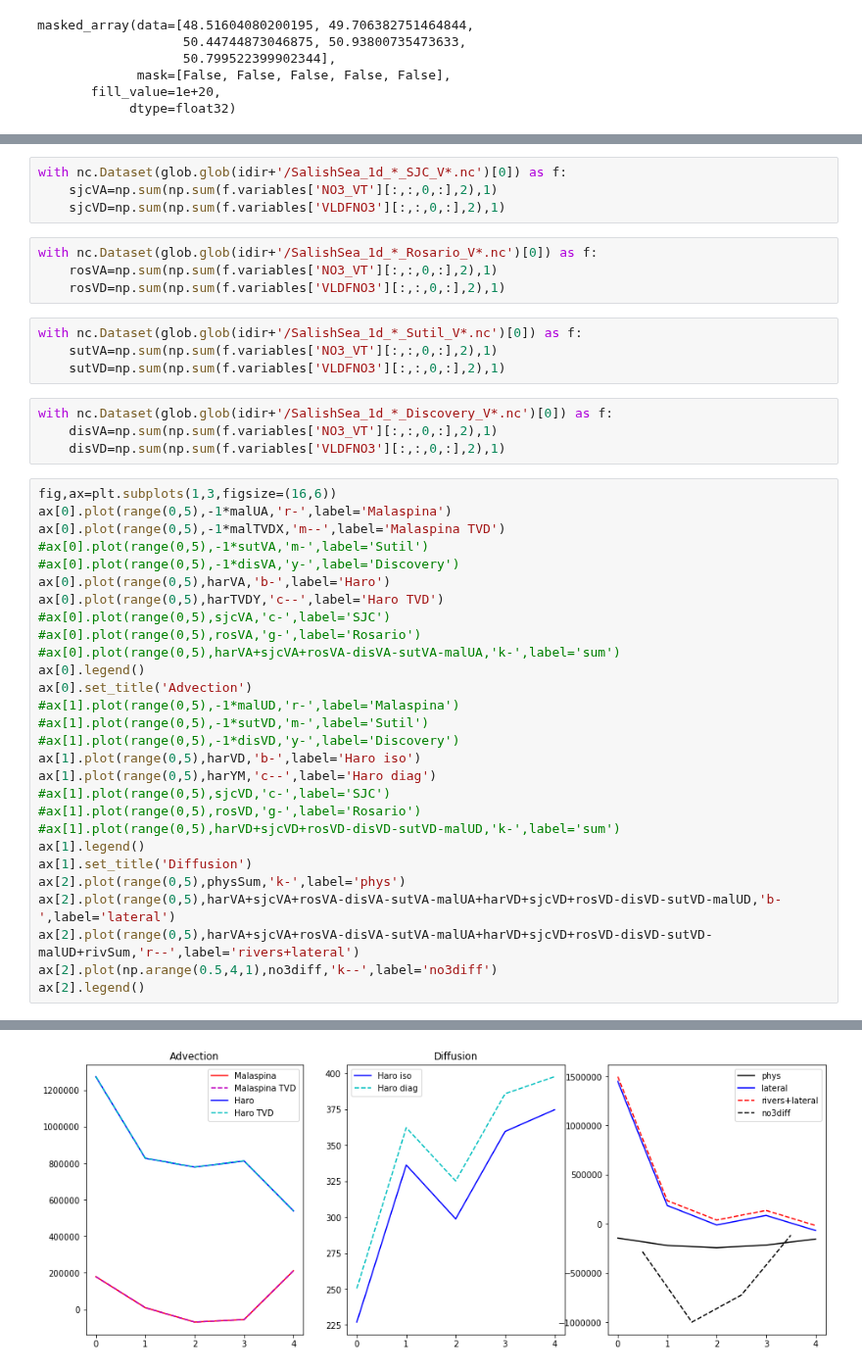
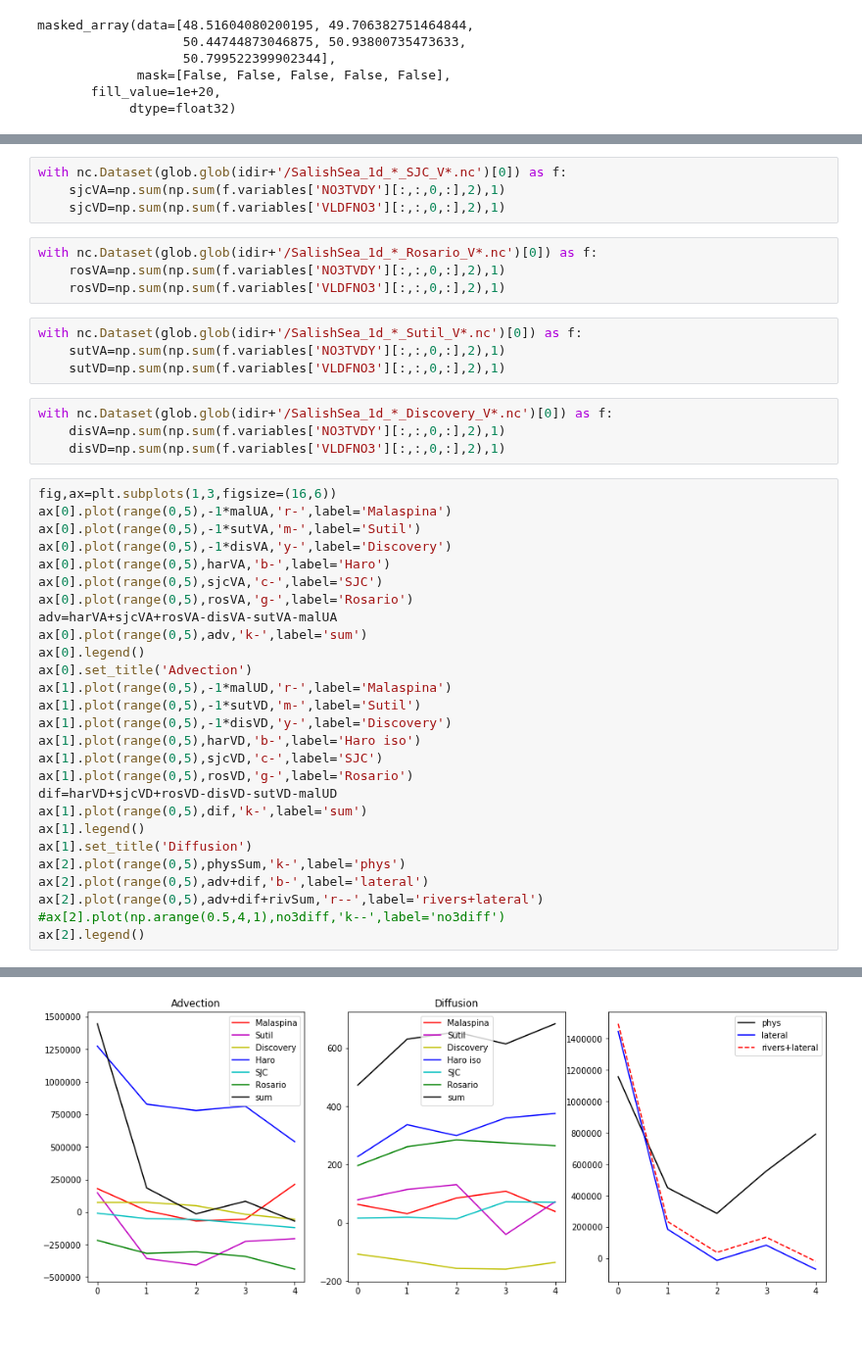
Before and after one commit to SalishSeaCast/analysis-elise-2, a Jupyter notebook: notebooks/checkTestSums-Copy2.ipynb, the cells around one changed output, grey strips where cells are left out. Shown at 98% size. Drawn from its saved outputs; the diff is of its cells as text; blank space fills up the shorter version.

```diff
--- a/notebooks/checkTestSums-Copy2.ipynb
+++ b/notebooks/checkTestSums-Copy2.ipynb
@@ -137,47 +159,46 @@ with nc.Dataset(glob.glob(idir+'/SalishSea_1d_*_Haro_V*.nc')[0]) as f:
 # %%
 with nc.Dataset(glob.glob(idir+'/SalishSea_1d_*_SJC_V*.nc')[0]) as f:
-    sjcVA=np.sum(np.sum(f.variables['NO3_VT'][:,:,0,:],2),1)
+    sjcVA=np.sum(np.sum(f.variables['NO3TVDY'][:,:,0,:],2),1)
     sjcVD=np.sum(np.sum(f.variables['VLDFNO3'][:,:,0,:],2),1)
 # %%
 with nc.Dataset(glob.glob(idir+'/SalishSea_1d_*_Rosario_V*.nc')[0]) as f:
-    rosVA=np.sum(np.sum(f.variables['NO3_VT'][:,:,0,:],2),1)
+    rosVA=np.sum(np.sum(f.variables['NO3TVDY'][:,:,0,:],2),1)
     rosVD=np.sum(np.sum(f.variables['VLDFNO3'][:,:,0,:],2),1)
 # %%
 with nc.Dataset(glob.glob(idir+'/SalishSea_1d_*_Sutil_V*.nc')[0]) as f:
-    sutVA=np.sum(np.sum(f.variables['NO3_VT'][:,:,0,:],2),1)
+    sutVA=np.sum(np.sum(f.variables['NO3TVDY'][:,:,0,:],2),1)
     sutVD=np.sum(np.sum(f.variables['VLDFNO3'][:,:,0,:],2),1)
 # %%
 with nc.Dataset(glob.glob(idir+'/SalishSea_1d_*_Discovery_V*.nc')[0]) as f:
-    disVA=np.sum(np.sum(f.variables['NO3_VT'][:,:,0,:],2),1)
+    disVA=np.sum(np.sum(f.variables['NO3TVDY'][:,:,0,:],2),1)
     disVD=np.sum(np.sum(f.variables['VLDFNO3'][:,:,0,:],2),1)
 # %%
 fig,ax=plt.subplots(1,3,figsize=(16,6))
 ax[0].plot(range(0,5),-1*malUA,'r-',label='Malaspina')
-ax[0].plot(range(0,5),-1*malTVDX,'m--',label='Malaspina TVD')
-#ax[0].plot(range(0,5),-1*sutVA,'m-',label='Sutil')
-#ax[0].plot(range(0,5),-1*disVA,'y-',label='Discovery')
+ax[0].plot(range(0,5),-1*sutVA,'m-',label='Sutil')
+ax[0].plot(range(0,5),-1*disVA,'y-',label='Discovery')
 ax[0].plot(range(0,5),harVA,'b-',label='Haro')
-ax[0].plot(range(0,5),harTVDY,'c--',label='Haro TVD')
-#ax[0].plot(range(0,5),sjcVA,'c-',label='SJC')
-#ax[0].plot(range(0,5),rosVA,'g-',label='Rosario')
-#ax[0].plot(range(0,5),harVA+sjcVA+rosVA-disVA-sutVA-malUA,'k-',label='sum')
+ax[0].plot(range(0,5),sjcVA,'c-',label='SJC')
+ax[0].plot(range(0,5),rosVA,'g-',label='Rosario')
+adv=harVA+sjcVA+rosVA-disVA-sutVA-malUA
+ax[0].plot(range(0,5),adv,'k-',label='sum')
 ax[0].legend()
 ax[0].set_title('Advection')
-#ax[1].plot(range(0,5),-1*malUD,'r-',label='Malaspina')
-#ax[1].plot(range(0,5),-1*sutVD,'m-',label='Sutil')
-#ax[1].plot(range(0,5),-1*disVD,'y-',label='Discovery')
+ax[1].plot(range(0,5),-1*malUD,'r-',label='Malaspina')
+ax[1].plot(range(0,5),-1*sutVD,'m-',label='Sutil')
+ax[1].plot(range(0,5),-1*disVD,'y-',label='Discovery')
 ax[1].plot(range(0,5),harVD,'b-',label='Haro iso')
-ax[1].plot(range(0,5),harYM,'c--',label='Haro diag')
-#ax[1].plot(range(0,5),sjcVD,'c-',label='SJC')
-#ax[1].plot(range(0,5),rosVD,'g-',label='Rosario')
-#ax[1].plot(range(0,5),harVD+sjcVD+rosVD-disVD-sutVD-malUD,'k-',label='sum')
+ax[1].plot(range(0,5),sjcVD,'c-',label='SJC')
+ax[1].plot(range(0,5),rosVD,'g-',label='Rosario')
+dif=harVD+sjcVD+rosVD-disVD-sutVD-malUD
+ax[1].plot(range(0,5),dif,'k-',label='sum')
 ax[1].legend()
 ax[1].set_title('Diffusion')
 ax[2].plot(range(0,5),physSum,'k-',label='phys')
-ax[2].plot(range(0,5),harVA+sjcVA+rosVA-disVA-sutVA-malUA+harVD+sjcVD+rosVD-disVD-sutVD-malUD,'b-',label='lateral')
-ax[2].plot(range(0,5),harVA+sjcVA+rosVA-disVA-sutVA-malUA+harVD+sjcVD+rosVD-disVD-sutVD-malUD+rivSum,'r--',label='rivers+lateral')
-ax[2].plot(np.arange(0.5,4,1),no3diff,'k--',label='no3diff')
+ax[2].plot(range(0,5),adv+dif,'b-',label='lateral')
+ax[2].plot(range(0,5),adv+dif+rivSum,'r--',label='rivers+lateral')
+#ax[2].plot(np.arange(0.5,4,1),no3diff,'k--',label='no3diff')
 ax[2].legend()
 # %% [output]
 <matplotlib.legend.Legend at 0x...>
-[figure, old version]
+[figure, new version]
```
Also changed, not shown: parts of 14 cells of this notebook.
